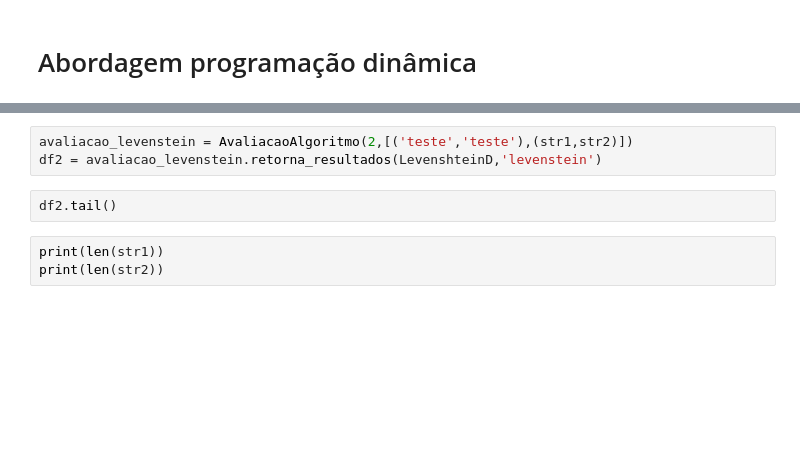
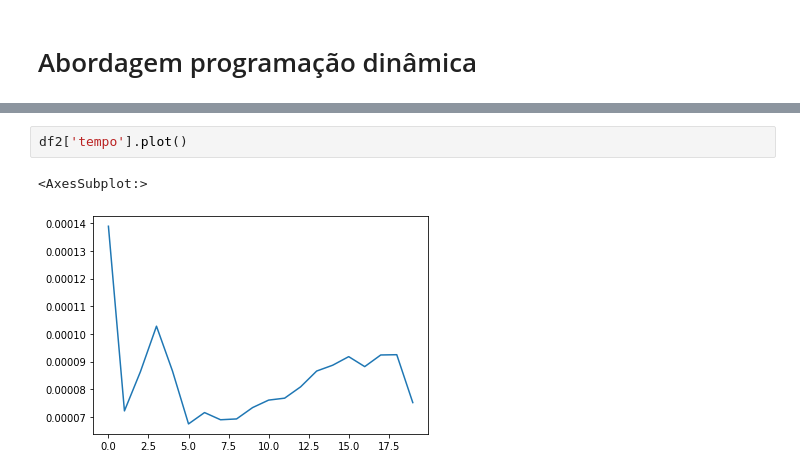
Before and after one commit to amiltonmendes/aed, a Jupyter notebook: Trabalho AED - string-to-string correction.ipynb, the cells around one changed output, grey strips where cells are left out. Drawn from its saved outputs; the diff is of its cells as text; blank space fills up the shorter version.

```diff
--- a/Trabalho AED - string-to-string correction.ipynb
+++ b/Trabalho AED - string-to-string correction.ipynb
@@ -243,8 +254,5 @@ df2.tail()
-# %%
-avaliacao_levenstein = AvaliacaoAlgoritmo(2,[('teste','teste'),(str1,str2)])
-df2 = avaliacao_levenstein.retorna_resultados(LevenshteinD,'levenstein')
-# %%
-df2.tail()
-# %%
-print(len(str1))
-print(len(str2))
+# %%
+df2['tempo'].plot()
+# %% [output]
+<AxesSubplot:>
+[figure, added]
```
Also changed, not shown: parts of 6 cells of this notebook, 1 other file.
